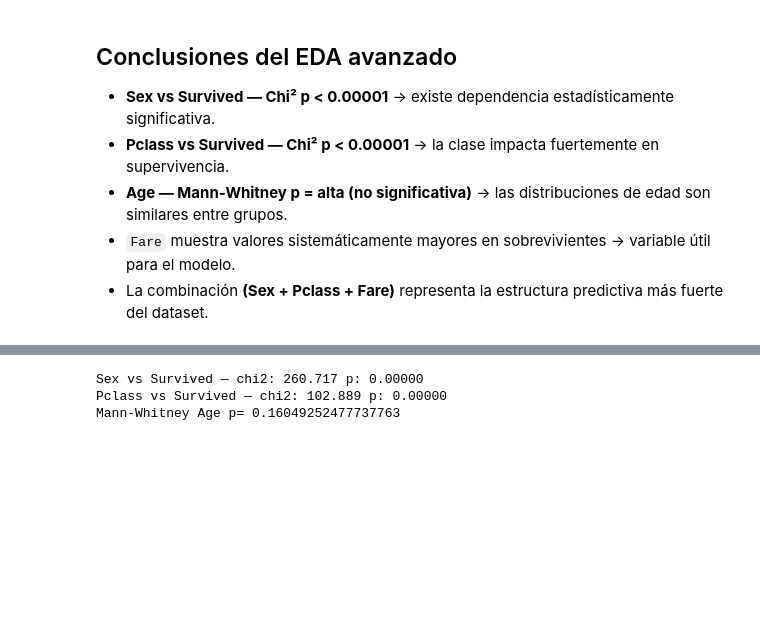
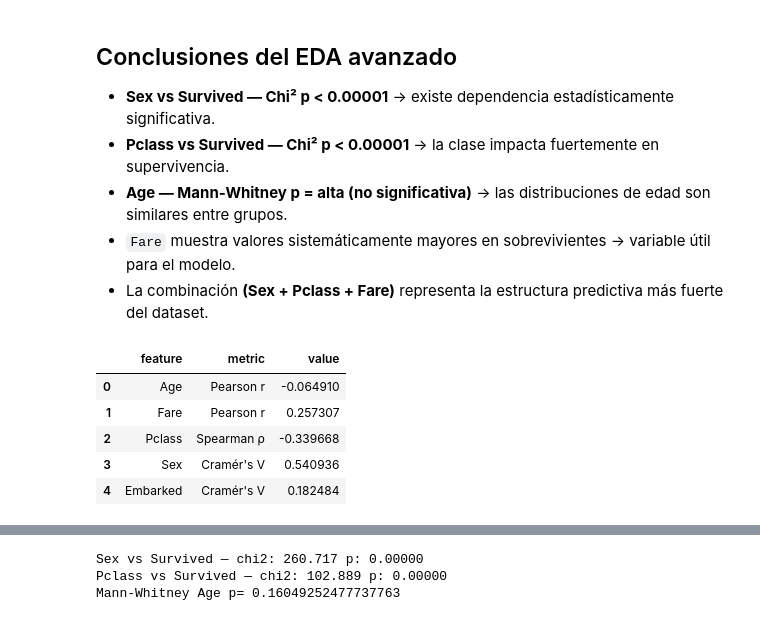
Before and after one commit to romera-rocio/Titanic_Rocio_Romera, a Jupyter notebook: Titanic.ipynb, the cells around one changed output, grey strips where cells are left out. Saved outputs shown, nothing was run; the diff lists cells and outputs as text; code cells hidden in the pictures; blank space fills up the shorter version.

```diff
--- a/Titanic.ipynb
+++ b/Titanic.ipynb
@@ -288,20 +375,0 @@ KS test p = 0.00000
-# %%
-def cramers_v(cm):
-    chi2 = chi2_contingency(cm)[0]
-    n = cm.sum().sum()
-    r,k = cm.shape
-    return np.sqrt(chi2 / (n* (min(r,k) - 1)))
-
-print("\n=== Correlación Pearson ===")
-for col in ["Age","Fare"]:
-    r,p = pearsonr(train[col].dropna(), train["Survived"].loc[train[col].notna()])
-    print(f"{col}: r={r:.3f}, p={p:.5f}")
-
-print("\n=== Spearman Pclass ===")
-rho,p = spearmanr(train["Pclass"], train["Survived"])
-print(f"Pclass rho={rho:.3f}, p={p:.5f}")
-
-print("\n=== Cramér's V ===")
-for col in ["Sex","Embarked"]:
-    cm = pd.crosstab(train[col], train["Survived"])
-    print(col, cramers_v(cm))
@@ -326,3 +381,67 @@ Embarked 0.17261682709984438
 - **Age — Mann-Whitney p = alta (no significativa)** → las distribuciones de edad son similares entre grupos.
 - `Fare` muestra valores sistemáticamente mayores en sobrevivientes → variable útil para el modelo.
 - La combinación **(Sex + Pclass + Fare)** representa la estructura predictiva más fuerte del dataset.
+# %%
+# === Cell 11 (Code) ===
+# Correlaciones: Pearson (num), Spearman (ordinal), Cramér's V (cat)
+
+import scipy.stats as ss
+
+def cramers_v(x, y):
+    """Cramér's V para dos variables categóricas."""
+    cm = pd.crosstab(x, y)
+    chi2 = ss.chi2_contingency(cm)[0]
+    n = cm.sum().sum()
+    r, k = cm.shape
+    return np.sqrt(chi2 / (n * (min(r, k) - 1)))
+
+
+# ==============================
+# Cálculo de métricas
+# ==============================
+
+# Pearson (numérico vs binario)
+pearson_age, _   = pearsonr(train["Age"].fillna(train["Age"].median()), train["Survived"])
+pearson_fare, _  = pearsonr(train["Fare"].fillna(train["Fare"].median()), train["Survived"])
+
+# Spearman (ordinal vs binario)
+spearman_pclass  = spearmanr(train["Pclass"], train["Survived"]).correlation
+
+# Cramér's V (categorical vs binario)
+cramers_sex      = cramers_v(train["Sex"], train["Survived"])
+cramers_embarked = cramers_v(train["Embarked"].fillna("Missing"), train["Survived"])
+
+# ==============================
+# Tabla resumen
+# ==============================
+
+metrics = pd.DataFrame({
+    "feature": ["Age", "Fare", "Pclass", "Sex", "Embarked"],
+    "metric":  ["Pearson r", "Pearson r", "Spearman ρ", "Cramér's V", "Cramér's V"],
+    "value":   [pearson_age, pearson_fare, spearman_pclass, cramers_sex, cramers_embarked]
+})
+
+display(metrics)
+
+
+# ==============================
+# Prints técnicos
+# ==============================
+
+print("\n=== Pearson Correlation ===")
+print(f"Age:  r={pearson_age:.3f}")
+print(f"Fare: r={pearson_fare:.3f}")
+
+print("\n=== Spearman (Ordinal) ===")
+print(f"Pclass: ρ={spearman_pclass:.3f}")
+
+print("\n=== Cramér's V (Categorical) ===")
+print(f"Sex:      V={cramers_sex:.3f}")
+print(f"Embarked: V={cramers_embarked:.3f}")
+# %% [output]
+|  | feature | metric | value |
+| 0 | Age | Pearson r | -0.064910 |
+| 1 | Fare | Pearson r | 0.257307 |
+| 2 | Pclass | Spearman ρ | -0.339668 |
+| 3 | Sex | Cramér's V | 0.540936 |
+| 4 | Embarked | Cramér's V | 0.182484 |
```
Also changed, not shown: parts of 13 cells of this notebook.
